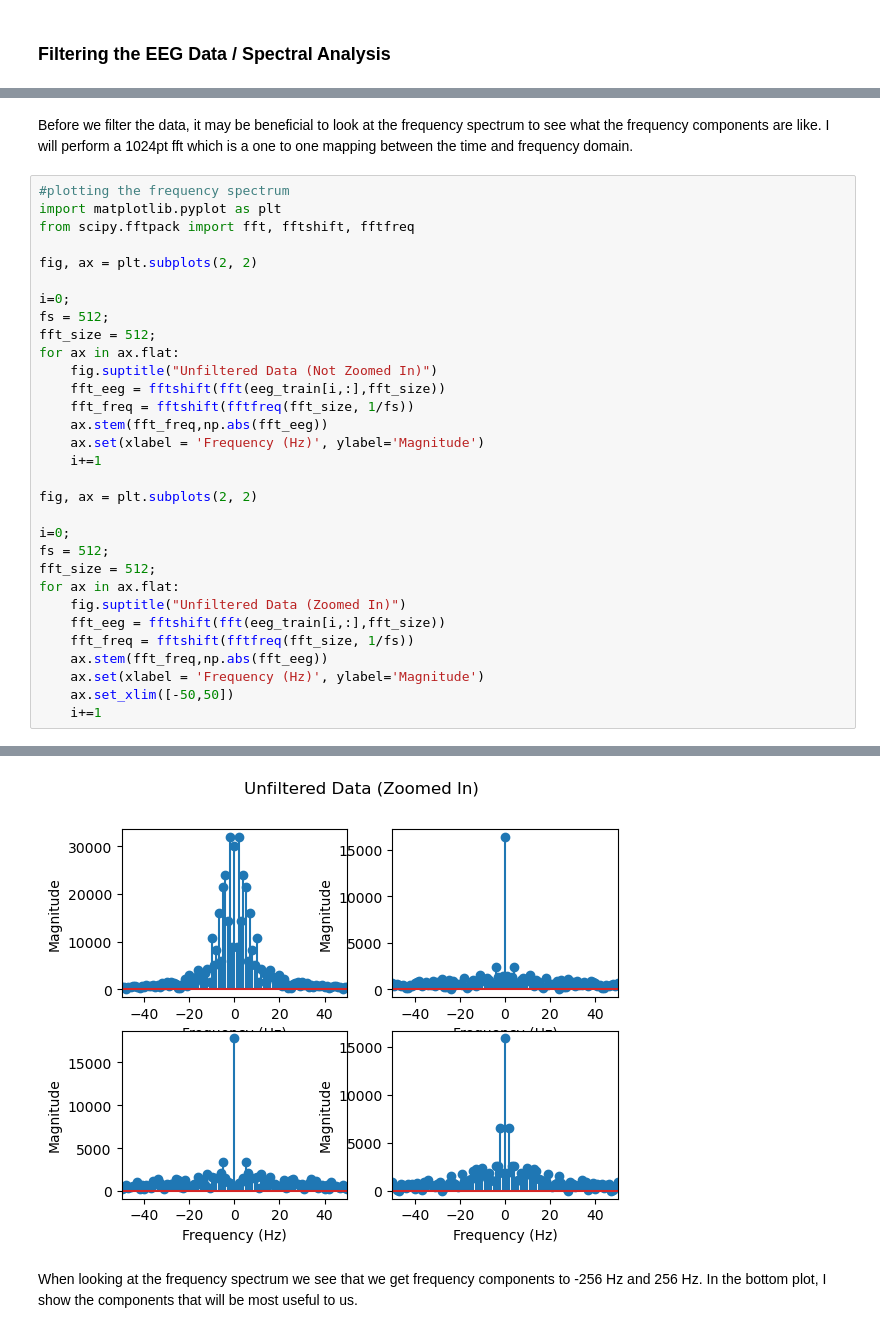
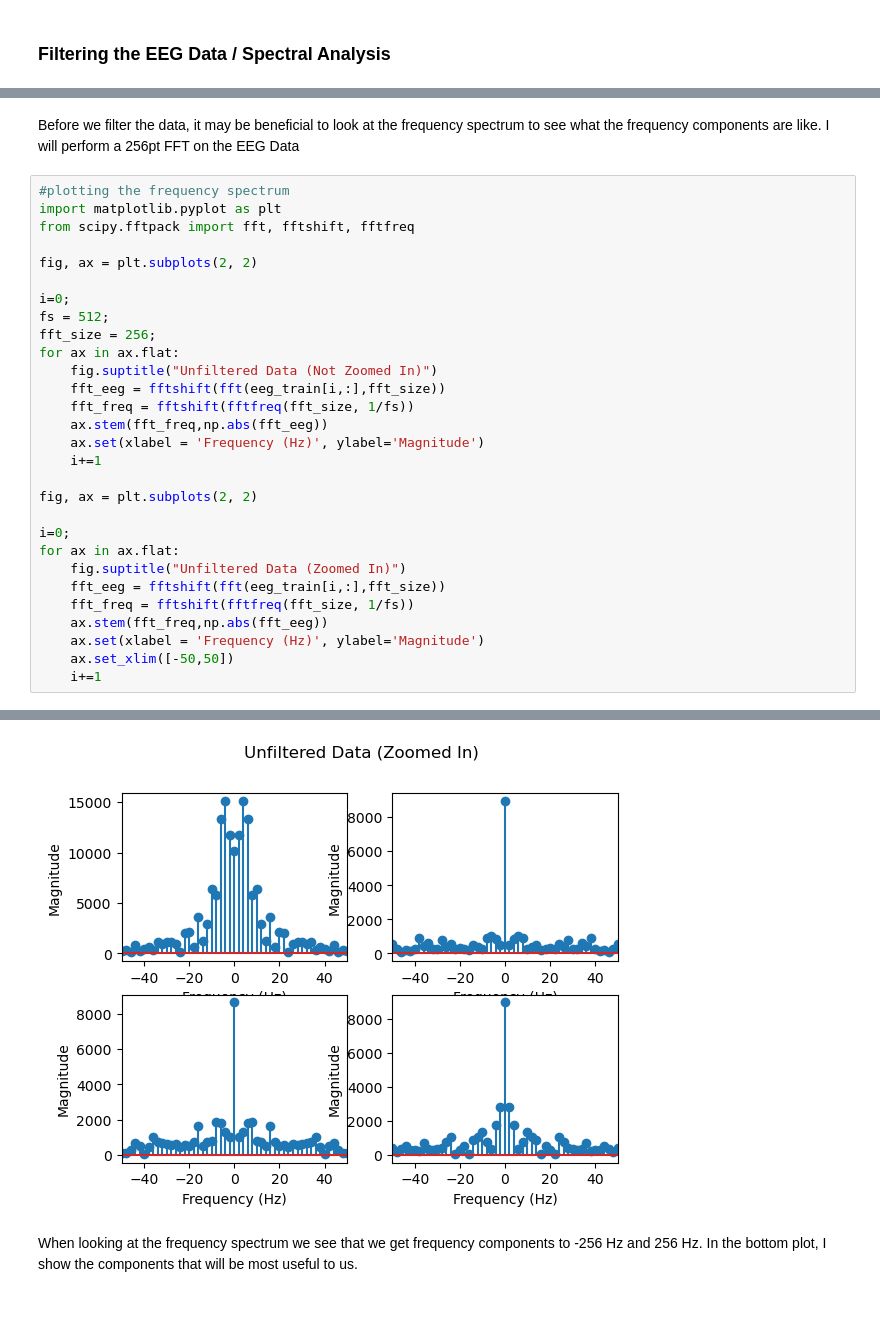
Before and after one commit to mlmulv/Brain-MNIST, a Jupyter notebook: brain_mnist.ipynb, the cells around one changed output, grey strips where cells are left out. Cells and saved outputs as stored; diff of their text form.

```diff
--- a/brain_mnist.ipynb
+++ b/brain_mnist.ipynb
@@ -115,7 +115,7 @@ Within EEG recordings, multiple types of brain waves reside in different frequen
 
 ![image](figures\brain_wave_freqs.png)
 # %% [markdown]
-Before we filter the data, it may be beneficial to look at the frequency spectrum to see what the frequency components are like. I will perform a 1024pt fft which is a one to one mapping between the time and frequency domain.
+Before we filter the data, it may be beneficial to look at the frequency spectrum to see what the frequency components are like. I will perform a 256pt FFT on the EEG Data
 # %%
 #plotting the frequency spectrum
 import matplotlib.pyplot as plt
@@ -125,7 +125,7 @@ fig, ax = plt.subplots(2, 2)
 
 i=0;
 fs = 512;
-fft_size = 512;
+fft_size = 256;
 for ax in ax.flat:
     fig.suptitle("Unfiltered Data (Not Zoomed In)")
     fft_eeg = fftshift(fft(eeg_train[i,:],fft_size))
@@ -137,8 +137,6 @@ for ax in ax.flat:
 fig, ax = plt.subplots(2, 2)
 
 i=0;
-fs = 512;
-fft_size = 512;
 for ax in ax.flat:
     fig.suptitle("Unfiltered Data (Zoomed In)")
     fft_eeg = fftshift(fft(eeg_train[i,:],fft_size))
@@ -152,4 +150,4 @@ for ax in ax.flat:
-[figure, old version]
+[figure, new version]
 # %% [markdown]
 When looking at the frequency spectrum we see that we get frequency components to -256 Hz and 256 Hz. In the bottom plot, I show the components that will be most useful to us.
 # %%
```
Also changed, not shown: parts of 7 cells of this notebook.
